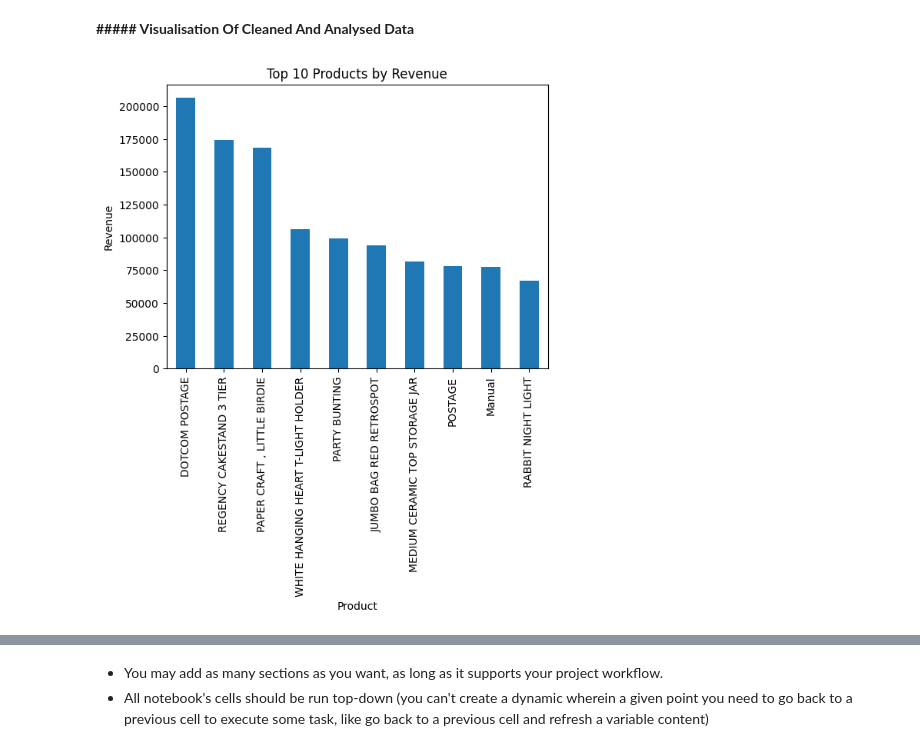
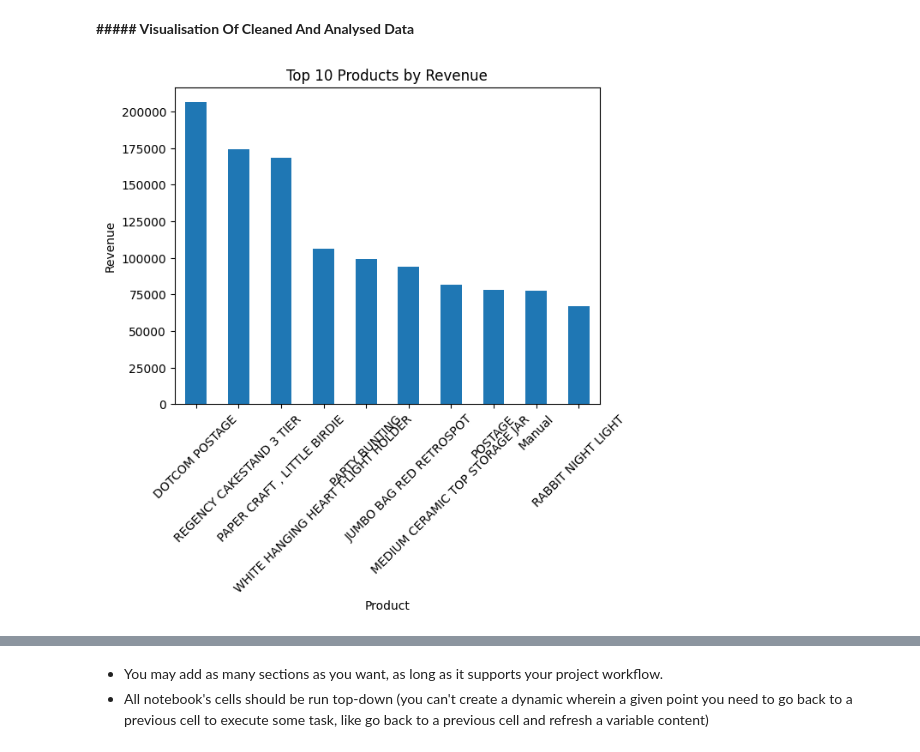
Before and after one commit to UmmH3/hafeezah-hackathon1, a Jupyter notebook: jupyter_notebooks/Notebook_Template.ipynb, the cells around one changed output, grey strips where cells are left out. Drawn from its saved outputs; the diff is of its cells as text; code cells hidden in the pictures.

```diff
--- a/jupyter_notebooks/Notebook_Template.ipynb
+++ b/jupyter_notebooks/Notebook_Template.ipynb
@@ -277,9 +277,10 @@ CustomerID
 # %%
 import matplotlib.pyplot as plt
 
 top_products.plot(kind='bar', title='Top 10 Products by Revenue')
 plt.xlabel('Product')
 plt.ylabel('Revenue')
+plt.xticks(rotation=45)
 plt.show()
 # %% [output]
-[figure, old version]
+[figure, new version]
```
Also changed, not shown: parts of 3 cells of this notebook.
